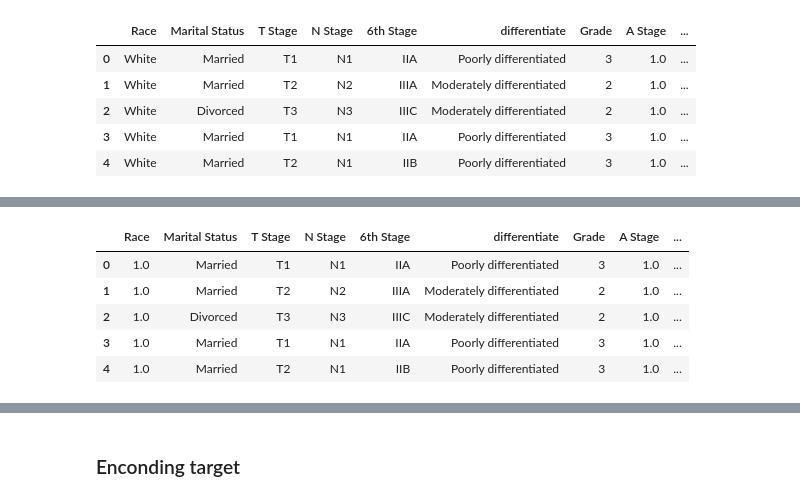
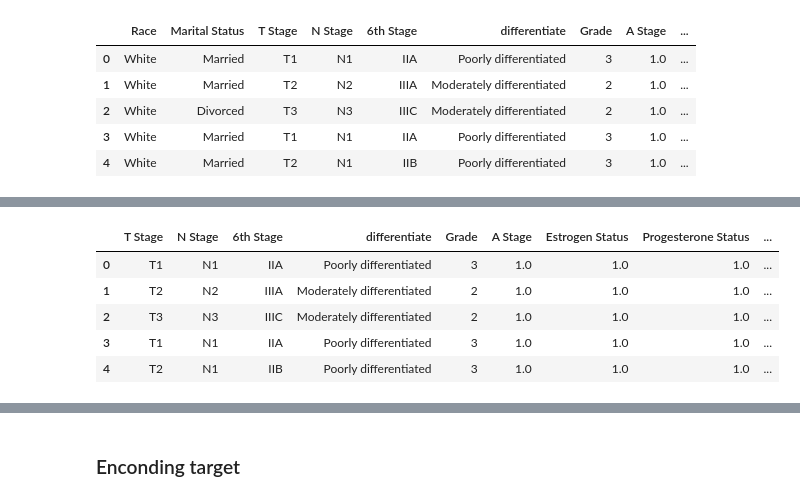
Before and after one commit to drsouzap/breast_cancer, a Jupyter notebook: notebooks/Prediction.ipynb, the cells around one changed output, grey strips where cells are left out. Cells and saved outputs as stored; diff of their text form; code cells hidden in the pictures.

```diff
--- a/notebooks/Prediction.ipynb
+++ b/notebooks/Prediction.ipynb
@@ -181,8 +186,8 @@ num_scaled
 # %% [markdown]
 ### Categorical features
 # %%
-# Selecting categorical columns only
-cat_features = X.select_dtypes(include ='object')
+#Selecting categorical columns only
+cat_features = data_clean.select_dtypes(include ='object')
 cat_features
 
 # Creates a copy of original categorical features to work on
@@ -270,3 +274,15 @@ cat_scaled.head()
 | 2 | White | Divorced | T3 | N3 | IIIC | Moderately differentiated | 2 | 1.0 | ... |
 | 3 | White | Married | T1 | N1 | IIA | Poorly differentiated | 3 | 1.0 | ... |
 | 4 | White | Married | T2 | N1 | IIB | Poorly differentiated | 3 | 1.0 | ... |
+# %%
+ohe = OneHotEncoder(sparse = False) # Instantiate encoder
+
+ohe.fit(cat_scaled[['Race']]) # Fit encoder
+
+race_encoded = ohe.transform(cat_scaled[['Race']]) # Encode Race
+
+cat_scaled[ohe.categories_[0]] = race_encoded # categories_ stores the order of encoded column names
+
+cat_scaled.drop(columns=['Race'], inplace = True) # Drop original column
+
+cat_scaled.head()
@@ -273,14 +296,17 @@ cat_scaled.head()
 # %%
-# Enconding non-binary features: Race
-Race_ohe = OneHotEncoder(sparse=False, categories=[['White', 'Other', 'Black']]) # Instanciate encoder
+ohe.fit(cat_scaled[['Marital Status']]) # Fit encoder
 
-cat_scaled['Race'] = Race_ohe.fit_transform(cat_scaled[['Race']]) # Fit encoder and tranform
+marital_encoded = ohe.transform(cat_scaled[['Marital Status']]) # Encode Race
+
+cat_scaled[ohe.categories_[0]] = marital_encoded # categories_ stores the order of encoded column names
+
+cat_scaled.drop(columns=['Marital Status'], inplace = True) # Drop original column
 
 cat_scaled.head()
 # %% [output]
-|  | Race | Marital Status | T Stage | N Stage | 6th Stage | differentiate | Grade | A Stage | ... |
-| 0 | 1.0 | Married | T1 | N1 | IIA | Poorly differentiated | 3 | 1.0 | ... |
-| 1 | 1.0 | Married | T2 | N2 | IIIA | Moderately differentiated | 2 | 1.0 | ... |
-| 2 | 1.0 | Divorced | T3 | N3 | IIIC | Moderately differentiated | 2 | 1.0 | ... |
-| 3 | 1.0 | Married | T1 | N1 | IIA | Poorly differentiated | 3 | 1.0 | ... |
-| 4 | 1.0 | Married | T2 | N1 | IIB | Poorly differentiated | 3 | 1.0 | ... |
+|  | T Stage | N Stage | 6th Stage | differentiate | Grade | A Stage | Estrogen Status | Progesterone Status | ... |
+| 0 | T1 | N1 | IIA | Poorly differentiated | 3 | 1.0 | 1.0 | 1.0 | ... |
+| 1 | T2 | N2 | IIIA | Moderately differentiated | 2 | 1.0 | 1.0 | 1.0 | ... |
+| 2 | T3 | N3 | IIIC | Moderately differentiated | 2 | 1.0 | 1.0 | 1.0 | ... |
+| 3 | T1 | N1 | IIA | Poorly differentiated | 3 | 1.0 | 1.0 | 1.0 | ... |
+| 4 | T2 | N1 | IIB | Poorly differentiated | 3 | 1.0 | 1.0 | 1.0 | ... |
```
Also changed, not shown: parts of 50 cells of this notebook.
